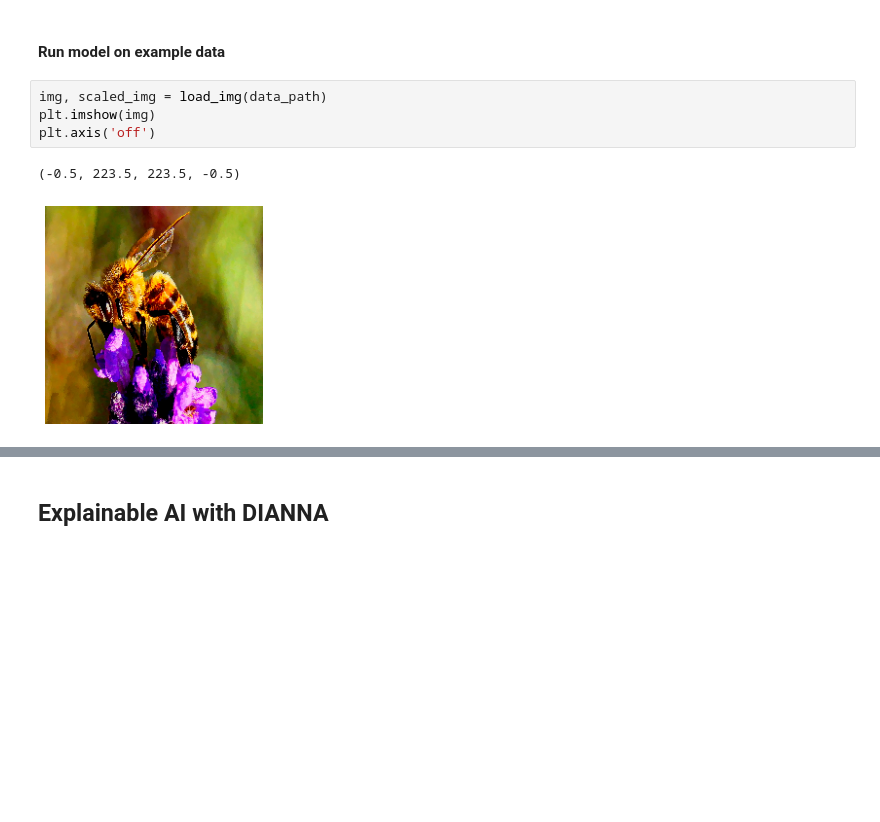
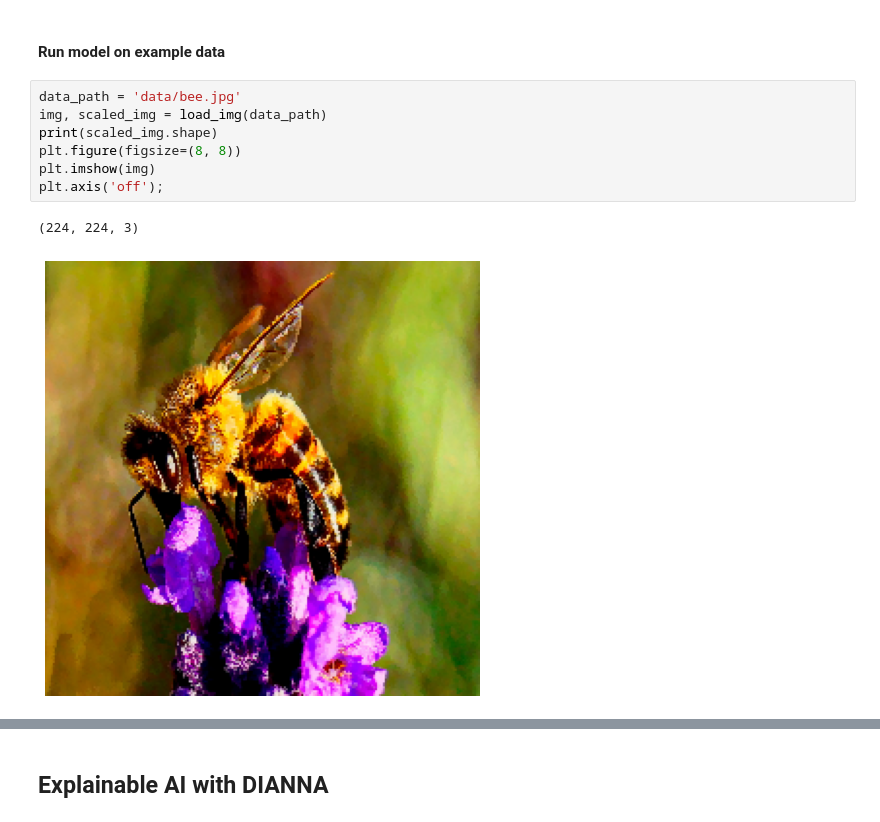
Before and after one commit to loostrum/dianna_demo, a Jupyter notebook: dianna-demo-imagenet.ipynb, the cells around one changed output, grey strips where cells are left out. Saved outputs shown, nothing was run; the diff lists cells and outputs as text; blank space fills up the shorter version.

```diff
--- a/dianna-demo-imagenet.ipynb
+++ b/dianna-demo-imagenet.ipynb
@@ -56,10 +41,13 @@ def class_name(idx):
 # %% [markdown]
 #### Run model on example data
 # %%
+data_path = 'data/bee.jpg'
 img, scaled_img = load_img(data_path)
+print(scaled_img.shape)
+plt.figure(figsize=(8, 8))
 plt.imshow(img)
-plt.axis('off')
+plt.axis('off');
 # %% [output]
-(-0.5, 223.5, 223.5, -0.5)
+(224, 224, 3)
-[figure, old version]
+[figure, new version]
 # %%
```
Also changed, not shown: parts of 8 cells of this notebook.
